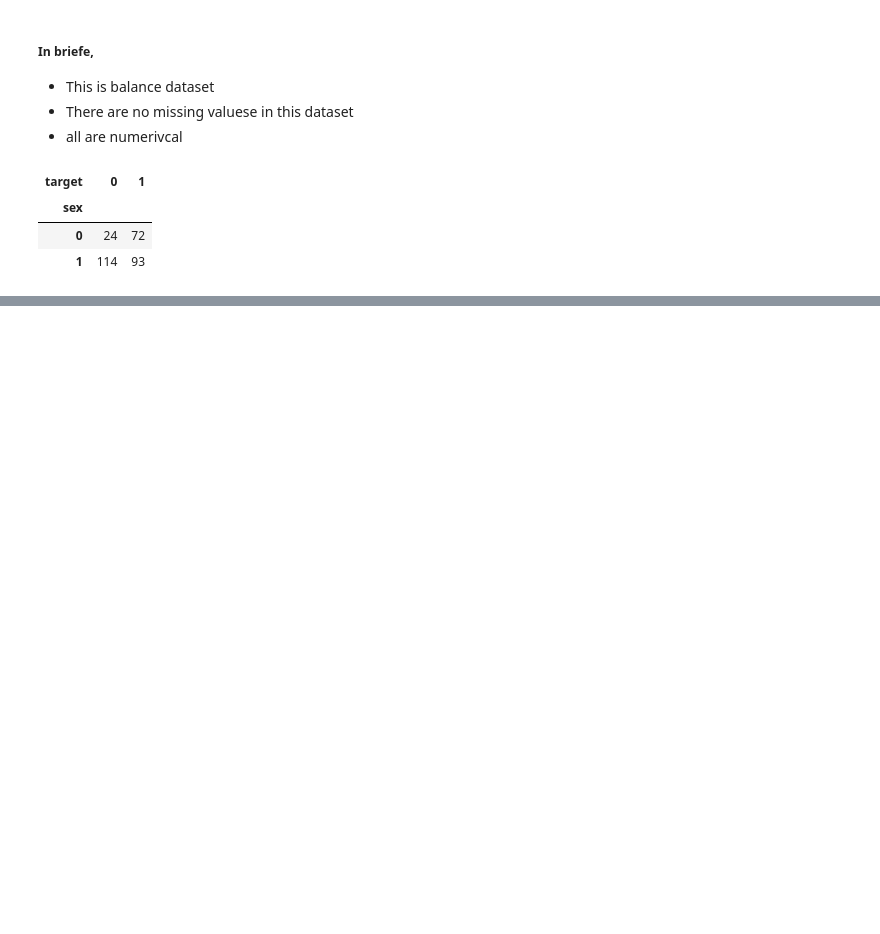
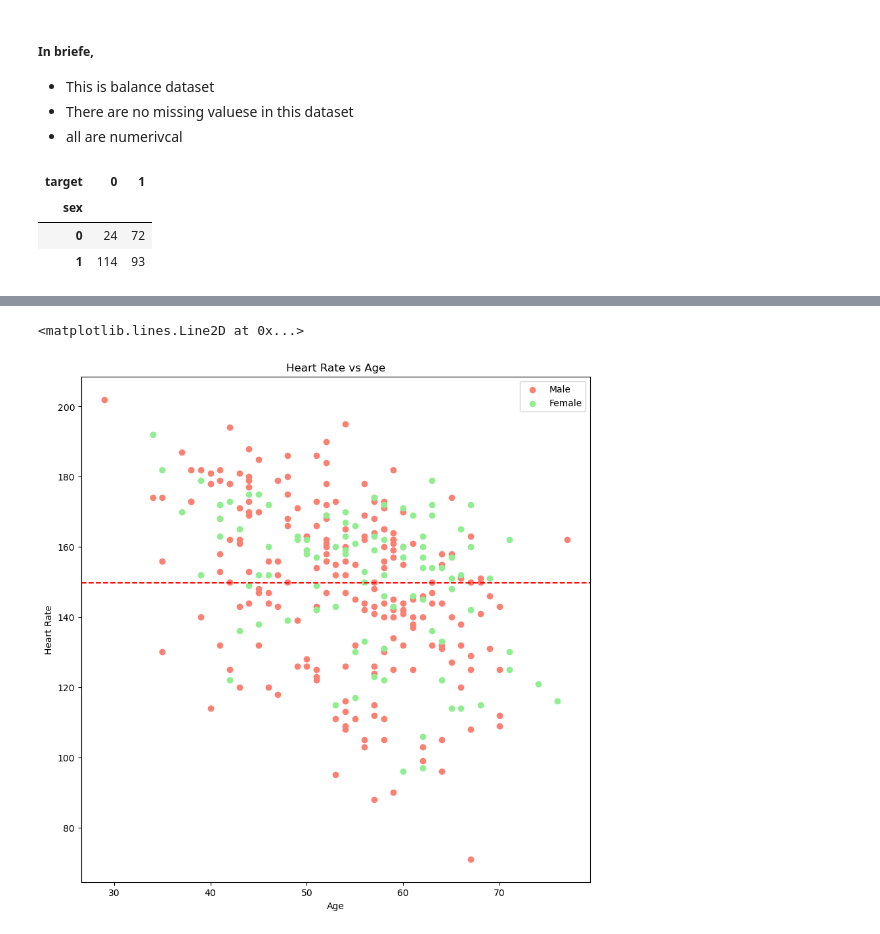
Before and after one commit to Dinindu-Tharuka/Predicting-Heart-Decease-Machine-Learning, a Jupyter notebook: Untitled.ipynb, the cells around one changed output, grey strips where cells are left out. Cells and saved outputs as stored; diff of their text form; code cells hidden in the pictures; blank space fills up the shorter version.

```diff
--- a/Untitled.ipynb
+++ b/Untitled.ipynb
@@ -116,0 +129,12 @@ pd.crosstab(df.sex, df.target)
+# %%
+# comparing maximum heart rate vs age
+
+figure, axis = plt.subplots(figsize=(10, 10))
+axis.scatter(df.age[df.sex == 1], df.thalach[df.sex == 1], c=['salmon'])
+axis.scatter(df.age[df.sex == 0], df.thalach[df.sex == 0], c=['lightgreen'])
+axis.legend(['Male', 'Female'])
+axis.set(title='Heart Rate vs Age', xlabel='Age', ylabel='Heart Rate')
+axis.axhline(y=np.mean(df.thalach), color='red', linestyle='--',label='Horizontal')
+# %% [output]
+<matplotlib.lines.Line2D at 0x...>
+[figure, added]
```
Also changed, not shown: parts of 9 cells of this notebook.
